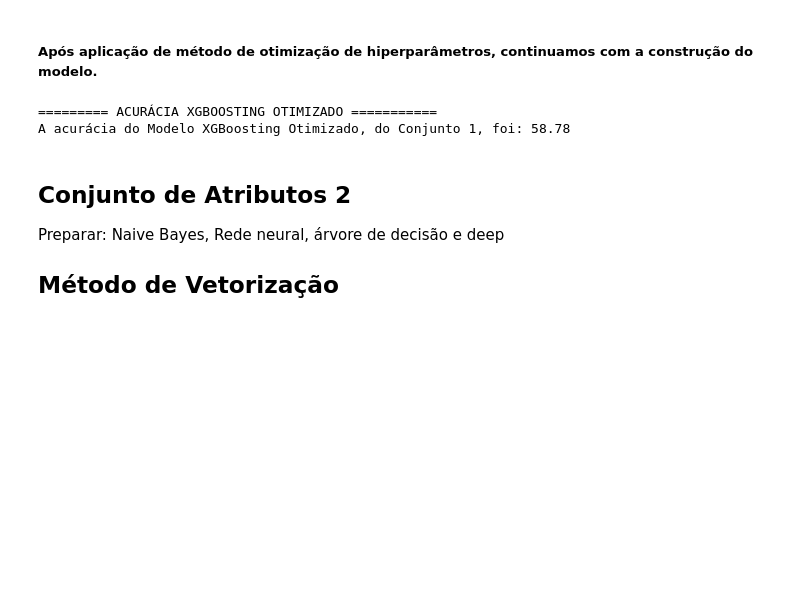
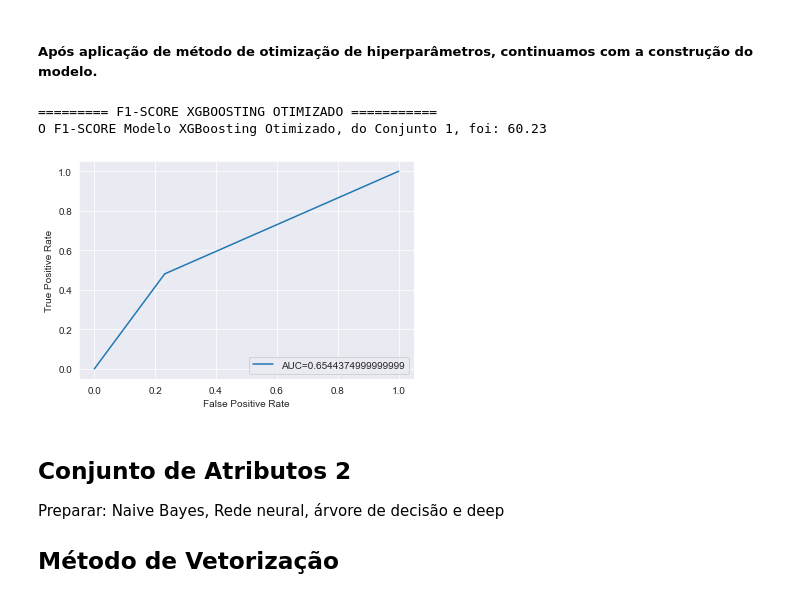
Before and after one commit to Ruann-01/Python_IA, a Jupyter notebook: Trabalho Final/Trabalho Final.ipynb, the cells around one changed output. Cells and saved outputs as stored; diff of their text form; code cells hidden in the pictures; blank space fills up the shorter version.

```diff
--- a/Trabalho Final/Trabalho Final.ipynb
+++ b/Trabalho Final/Trabalho Final.ipynb
@@ -668,0 +692,3 @@ dict_keys(['objective', 'use_label_encoder', 'base_score', 'booster', 'colsample
+# %%
+balance = RandomOverSampler(random_state=42)
+X_train_bal, y_train_bal = balance.fit_resample(X_train, y_train)
@@ -669,3 +701,6 @@ dict_keys(['objective', 'use_label_encoder', 'base_score', 'booster', 'colsample
+# %%
+X_train_bag = bagwords.fit_transform(X_train_bal['clean_comment'])
+X_test_bag = bagwords.transform(X_test['clean_comment'])
 # %% [markdown]
 ### Otimização --- RandomSearch CV
 A otimização feita no modelo XGBoosting foi utilizando o Random Search. Nesta pesquisa aleatória, se configura uma grade de valores de hiperparâmetros e seleciona combinações aleatórias para treinar o modelo e a pontuação. Isso permite controlar explicitamente o número de combinações de parâmetros que são tentadas. O número de iterações de pesquisa é definido com base no tempo ou nos recursos. O Scikit Learn oferece a função 'RandomizedSearchCV' para esse processo.
@@ -727,12 +766,24 @@ XGBClassifier(base_score=0.5, booster='gbtree', colsample_bylevel=1,
 ##### Após aplicação de método de otimização de hiperparâmetros, continuamos com a construção do modelo.
 # %%
 y_pred4 = meu_terceiro_random.predict(X_test_bag)
-acuracia4 = round(accuracy_score(y_test,y_pred4)*100,2)
-print('========= ACURÁCIA XGBOOSTING OTIMIZADO ===========')
-print('A acurácia do Modelo XGBoosting Otimizado, do Conjunto 1, foi:' ,acuracia4)
+f1_score_4 = round(f1_score(y_test,y_pred4)*100,2)
+print('========= F1-SCORE XGBOOSTING OTIMIZADO ===========')
+print('O F1-SCORE Modelo XGBoosting Otimizado, do Conjunto 1, foi:' ,f1_score_4)
 # %% [output]
-========= ACURÁCIA XGBOOSTING OTIMIZADO ===========
-A acurácia do Modelo XGBoosting Otimizado, do Conjunto 1, foi: 58.78
+========= F1-SCORE XGBOOSTING OTIMIZADO ===========
+O F1-SCORE Modelo XGBoosting Otimizado, do Conjunto 1, foi: 60.23
+# %%
+#Curva ROC e AUC
+fpr, tpr, _ = metrics.roc_curve(y_test,y_pred4)
+auc_xgboost = metrics.roc_auc_score(y_test,y_pred4)
+#Plotando a Curva Roc e AUC
+plt.plot(fpr,tpr,label="AUC="+str(auc))
+plt.ylabel('True Positive Rate')
+plt.xlabel('False Positive Rate')
+plt.legend(loc=4)
+plt.show()
+# %% [output]
+[figure, added]
 # %% [markdown]
 ## Conjunto de Atributos 2
 Preparar: Naive Bayes, Rede neural, árvore de decisão e deep
```
Also changed, not shown: parts of 18 cells of this notebook.
